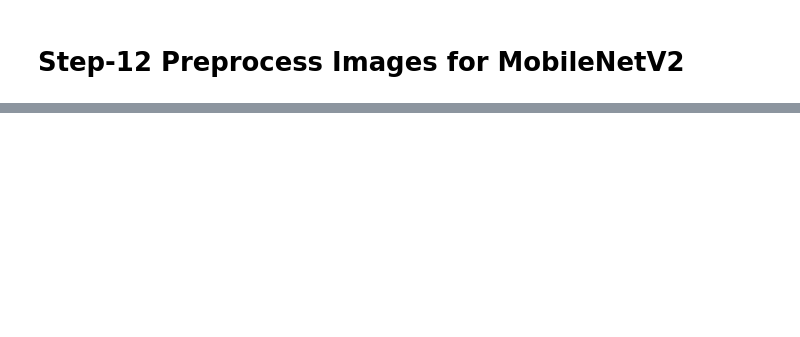
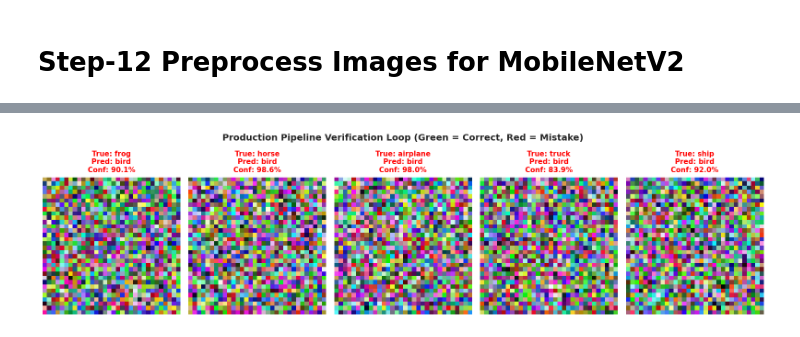
Before and after one commit to isamadafridi/-AIML-Internship-Week7-AbdulSamadAfridi, a Jupyter notebook: AIML_Internship_Week7_AbdulSamadAfridi.ipynb, the cells around one changed output, grey strips where cells are left out. Cells and saved outputs as stored; diff of their text form; code cells hidden in the pictures; blank space fills up the shorter version.

```diff
--- a/AIML_Internship_Week7_AbdulSamadAfridi.ipynb
+++ b/AIML_Internship_Week7_AbdulSamadAfridi.ipynb
@@ -1213,0 +1881,86 @@ NameError: name 'X_train' is not defined
+# %%
+import os
+import numpy as np
+import matplotlib.pyplot as plt
+import tensorflow as tf
+from tensorflow import keras
+
+# =========================================================================
+# 1. Save the Best Performing Model
+# =========================================================================
+print("--- Saving Production Model ---")
+# Using the optimized Transfer Learning model as our production candidate
+best_model = tl_model if 'tl_model' in locals() else cnn_aug
+best_model.save("week7_best_model.keras")
+
+# Report the final compiled binary file size
+file_size_bytes = os.path.getsize("week7_best_model.keras")
+file_size_mb = file_size_bytes / (1024 * 1024)
+print(f"📦 Production Model Saved Successfully!")
+print(f"💾 Model File Size: {file_size_mb:.2f} MB")
+
+# =========================================================================
+# 2. Deserialization: Load Model Back Into Memory
+# =========================================================================
+print("\n--- Initializing Week 8 Simulation Production Pipeline ---")
+loaded_model = keras.models.load_model("week7_best_model.keras")
+print("✅ Production Model Loaded and Verified!")
+
+# =========================================================================
+# 3. Inference Run on 5 Random Test Samples
+# =========================================================================
+# Select 5 random unseen instances from the test set
+idx_production = np.random.choice(len(X_test), 5, replace=False)
+
+fig, axes = plt.subplots(1, 5, figsize=(16, 4))
+fig.suptitle("Production Pipeline Verification Loop (Green = Correct, Red = Mistake)",
+             fontsize=14, fontweight='bold', y=1.05)
+
+for i, idx in enumerate(idx_production):
+    test_img = X_test[idx]          # Base 32x32 image array
+    true_class_idx = y_test[idx]    # Numerical label index
+    true_class_name = class_names[true_class_idx]
+
+    # Preprocess correctly: Add a batch dimension -> shape (1, 32, 32, 3)
+    # This matches the dynamic batch input layout built into the network graph
+    img_batch = np.expand_dims(test_img, axis=0)
+
+    # Execute the raw prediction probability distribution array
+    predictions_dist = loaded_model.predict(img_batch, verbose=0)[0]
+    predicted_class_idx = np.argmax(predictions_dist)
+    predicted_class_name = class_names[predicted_class_idx]
+
+    # Extract the indices of the top-3 highest confidence classifications
+    top_3_indices = np.argsort(predictions_dist)[-3:][::-1]
+
+    # Print numerical terminal log records
+    print(f"\n==========================================")
+    print(f"📊 PRODUCTION IMAGE CHANNELS INDEX [{i+1}/5]")
+    print(f"==========================================")
+    print(f"True Ground Truth Class : {true_class_name.upper()}")
+    print(f"Model Predicted Class   : {predicted_class_name.upper()}")
+    print(f"Top-3 Probabilities Distribution:")
+    for rank, class_id in enumerate(top_3_indices):
+        print(f"  {rank+1}. {class_names[class_id]:<12} : {predictions_dist[class_id]*100:.2f}%")
+
+    # Determine result color context code
+    is_correct = (predicted_class_idx == true_class_idx)
+    result_color = 'green' if is_correct else 'red'
+
+    # 4. Generate Visual Figure Matrix
+    axes[i].imshow(test_img)
+    axes[i].axis('off')
+
+    # Build title string highlighting correct/incorrect predictions
+    title_text = f"True: {true_class_name}\nPred: {predicted_class_name}\nConf: {predictions_dist[predicted_class_idx]*100:.1f}%"
+    axes[i].set_title(title_text, fontsize=11, color=result_color, fontweight='bold', pad=8)
+
+    # Visually draw a bold border around the axis to cleanly isolate incorrect cases
+    for spine in axes[i].spines.values():
+        spine.set_visible(True)
+        spine.set_color(result_color)
+        spine.set_linewidth(3)
+
+plt.tight_layout()
+plt.show()
+# %% [output]
@@ -1213,0 +1984 @@ NameError: name 'X_train' is not defined
+[figure, added]
```
Also changed, not shown: parts of 19 cells of this notebook.
